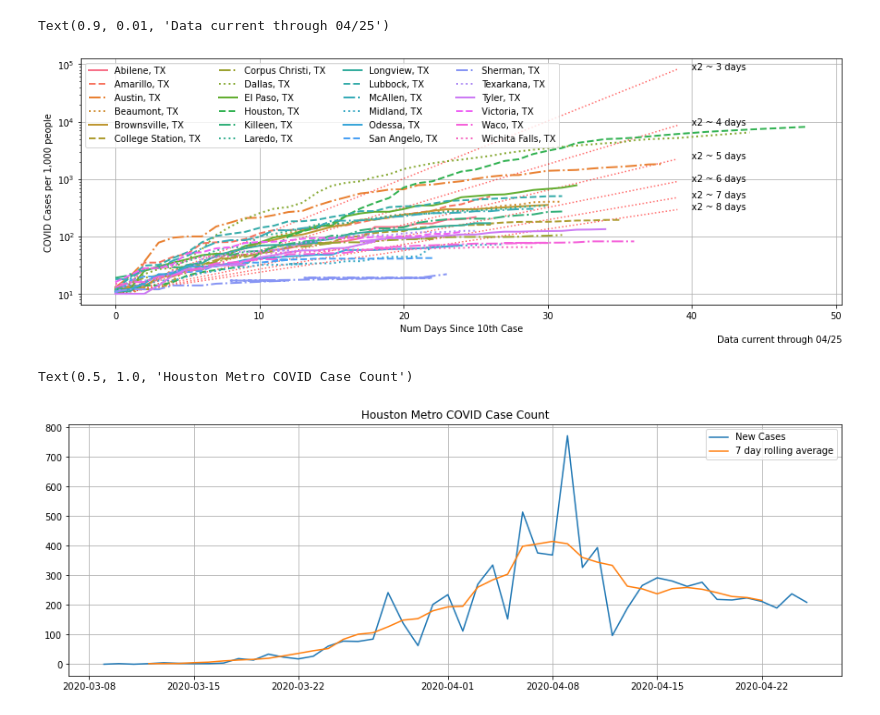
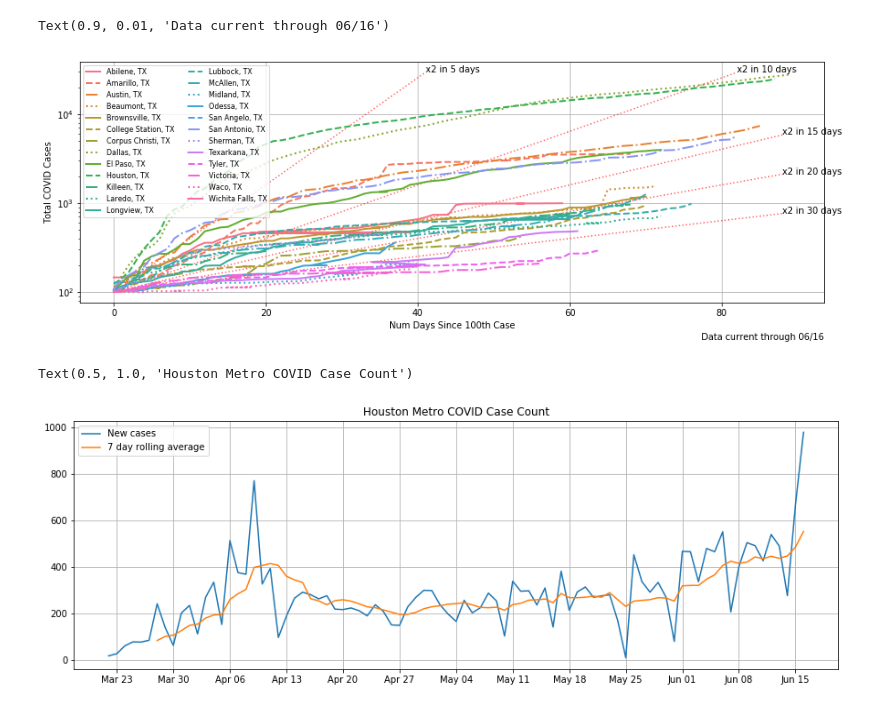
Before and after one commit to dri3s/covidviz, a Jupyter notebook: percap_grah.ipynb, the cells around one changed output. Cells and saved outputs as stored; diff of their text form; code cells hidden in the pictures.

```diff
--- a/percap_grah.ipynb
+++ b/percap_grah.ipynb
@@ -65,7 +68,7 @@ covidmsa = covidmsa.fillna(0)
 covidmsa = covidmsa.drop(columns=['fips','key']).groupby(['date','msa_name']).sum().reset_index()
 covidmsa['caseperk'] = (covidmsa.cases/covidmsa['population']) * 1000
 covidmsa = covidmsa.sort_values(by=['msa_name','date']).reset_index(drop=True)
-covidmsa = covidmsa.loc[covidmsa.cases >= 10]
+covidmsa = covidmsa.loc[covidmsa.cases >= 100]
 covidmsa ['num_days'] = (covidmsa.date - covidmsa.groupby(['msa_name'])['date'].transform('min')).dt.days
 # %%
 def GetDouble(df):
@@ -136,4 +99,5 @@ dets.append(covidmsa.loc[covidmsa.msa_name.str.contains('Houston')].msa_name.uni
 
 # These are cities with quarantine facilities that had lots of patients early on
 # They are outliers and should be excluded
-exclude = ['San Antonio, TX','Omaha, NE','Vallejo, CA']
+#exclude = ['San Antonio, TX','Omaha, NE','Vallejo, CA']
+exclude = []
@@ -140,5 +127,6 @@ exclude = ['San Antonio, TX','Omaha, NE','Vallejo, CA']
 # %%
 tx = covidmsa.loc[covidmsa.msa_name.str.contains('TX')].msa_name.unique().tolist()
+ymax = covidmsa.loc[covidmsa.msa_name.isin(tx)].cases.max() * 1.1
 
 graph = tx
 colors = iter(sns.color_palette('husl', len(graph)))
@@ -147,10 +135,14 @@ lss = ['-','--','-.',':']
 lss = iter(lss * (int(len(graph)/len(lss)) + 1))
 
 # Compute doubling rate comparisons and graph
-exp = pd.DataFrame(np.arange(40), columns=['num_days'])
-ds = list(range(3, 9))
+nd = covidmsa.loc[covidmsa.msa_name.isin(tx)].num_days.max()
+exp = pd.DataFrame(np.arange(nd), columns=['num_days'])
+#ds = list(range(4, 9))
+ds = [5, 10, 15, 20, 30]
+
 for d in ds:
-    exp['double{}'.format(d)] = 10 * np.exp(exp.num_days * (np.log(2)/d))
+    exp['double{}'.format(d)] = 100 * np.exp(exp.num_days * (np.log(2)/d))
+    exp.loc[exp['double{}'.format(d)] > ymax, 'double{}'.format(d)] = np.NaN
 
 plt.rcParams['figure.figsize'] = 15, 5
 fig, ax = plt.subplots()
@@ -158,7 +150,8 @@ fig, ax = plt.subplots()
 for d in ds:
     ys = exp['double{}'.format(d)]
     ax.plot(exp.num_days, ys, ls='dotted', color='red', label='_nolabel_', alpha=0.6)
-    plt.text(exp.num_days.max() + 1, ys.max(), 'x2 ~ {} days'.format(d))
+    xlab = exp[['num_days','double{}'.format(d)]].dropna().num_days.max()
+    plt.text(xlab, ys.max(), 'x2 in {} days'.format(d))
 
 for msaname, df in covidmsa.groupby('msa_name'):
     if msaname in exclude:
@@ -175,35 +168,36 @@ for msaname, df in covidmsa.groupby('msa_name'):
     else:
         continue
         label = '_nolabel_'
         color='gray'
         lw, alpha = (0.4, 0.4)
         ls = '-'
 
     #ax.plot(covidmsa.loc[covidmsa.fips == fips]['date'],
     ax.plot(df['num_days'],
             df['cases'],
             label=label,
             color=color,
             lw=lw,
             alpha=alpha,
             ls = ls
             )
 
 
 #ax.set_xlim([pd.to_datetime('15feb2020'),pd.to_datetime(date.today())])
 #ax.xaxis.set_major_formatter(myFmt)
 #ax.xaxis.set_major_locator(mdates.WeekdayLocator(mdates.MO))
 
 #ax.set_xlim([0, covidmsa.num_days.max()])
 
 ax.set_yscale('log', basey=10)
 
-ax.set_ylabel('COVID Cases per 1,000 people')
-ax.set_xlabel('Num Days Since 10th Case')
-ax.legend(ncol = 4)
+#ax.set_ylabel('COVID Cases per 1,000 people')
+ax.set_ylabel('Total COVID Cases')
+ax.set_xlabel('Num Days Since 100th Case')
+ax.legend(ncol = 2, prop={'size': 8})
 ax.grid()
 
 plt.figtext(0.9, 0.01, 'Data current through {:%m/%d}'.format(covidmsa.date.max()), horizontalalignment='right')
 # %% [output]
-Text(0.9, 0.01, 'Data current through 04/25')
+Text(0.9, 0.01, 'Data current through 06/16')
-[figure, old version]
+[figure, new version]
@@ -210,14 +208,17 @@ Text(0.9, 0.01, 'Data current through 04/25')
 # %%
-h = covidmsa.loc[covidmsa.msa_name == 'Houston, TX'].reset_index(drop=True)
-
 h['new_cases'] = h.cases - h['cases'].shift()
 
 fig, ax = plt.subplots()
-ax.plot(h.date, h.new_cases, label='New Cases')
-ax.plot(h.date, h.new_cases.rolling(7, center=True).mean(), label='7 day rolling average')
+ax.plot(h.date, h.new_cases, label='New cases')
+ax.plot(h.date, h.new_cases.rolling(7, center=False).mean(),
+        label='7 day rolling average')
+ax.xaxis.set_major_locator(mdates.WeekdayLocator(mdates.MONDAY))
+ax.xaxis.set_major_formatter(mdates.DateFormatter('%b %d'))
+#ax.set_xlim(h.date.min(), h.date.max())
+
 ax.grid()
 ax.legend()
 ax.set_title('Houston Metro COVID Case Count')
 # %% [output]
 Text(0.5, 1.0, 'Houston Metro COVID Case Count')
-[figure, old version]
+[figure, new version]
```
Also changed, not shown: parts of 7 cells of this notebook.
